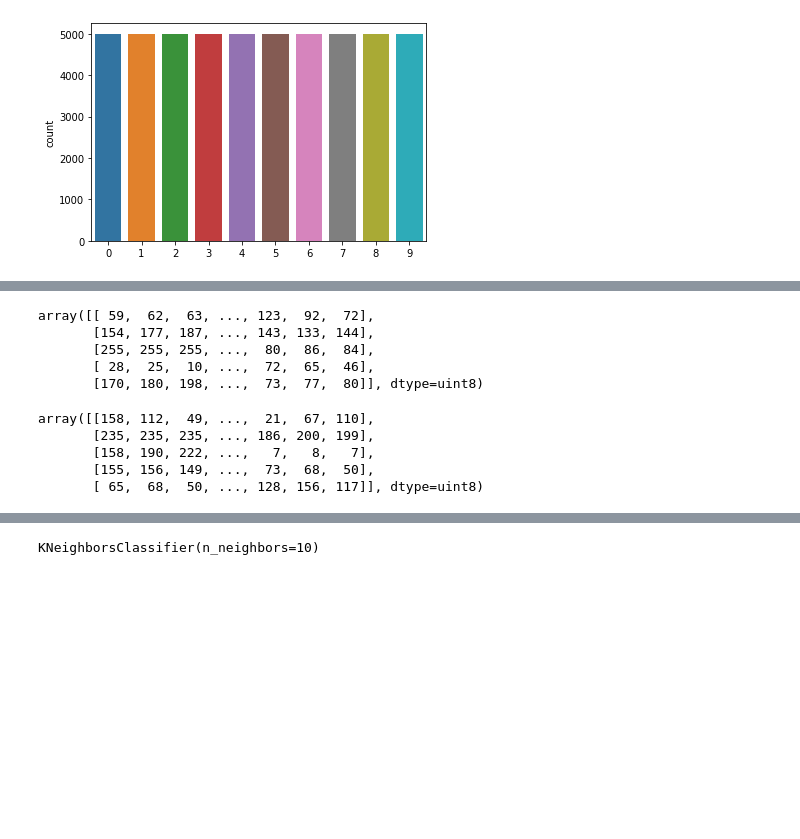
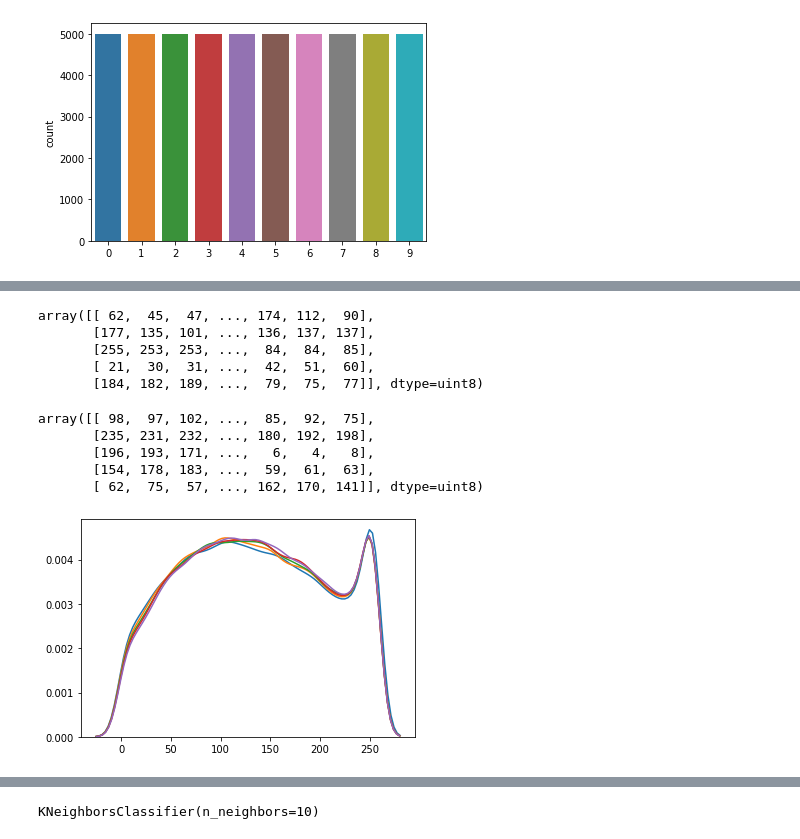
Before and after one commit to ngoctint1lvc/data-mining, a Jupyter notebook: train.ipynb, the cells around one changed output, grey strips where cells are left out. Drawn from its saved outputs; the diff is of its cells as text; code cells hidden in the pictures; blank space fills up the shorter version.

```diff
--- a/train.ipynb
+++ b/train.ipynb
@@ -42,26 +62,30 @@ sns.countplot(y_train.ravel())
 # %%
 from sklearn.neighbors import KNeighborsClassifier
-from sklearn.preprocessing import StandardScaler
 
 # convert x, y to table before train
-X_train = x_train.reshape(-1, 32*32*3)
-X_test = x_test.reshape(-1, 32*32*3)
+X_train = grayscale_x_train.reshape(-1, 32*32)
+X_test = grayscale_x_test.reshape(-1, 32*32)
 
 Y_train = y_train.reshape(-1)
 Y_test = y_test.reshape(-1)
 
 display(X_train[:5,:])
 
 display(X_test[:5,:])
+
+# visualize distribution of first 5 features before scaling
+for i in range(5):
+  sns.kdeplot(X_train[:,i])
 # %% [output]
-array([[ 59,  62,  63, ..., 123,  92,  72],
-       [154, 177, 187, ..., 143, 133, 144],
-       [255, 255, 255, ...,  80,  86,  84],
-       [ 28,  25,  10, ...,  72,  65,  46],
-       [170, 180, 198, ...,  73,  77,  80]], dtype=uint8)
+array([[ 62,  45,  47, ..., 174, 112,  90],
+       [177, 135, 101, ..., 136, 137, 137],
+       [255, 253, 253, ...,  84,  84,  85],
+       [ 21,  30,  31, ...,  42,  51,  60],
+       [184, 182, 189, ...,  79,  75,  77]], dtype=uint8)
-array([[158, 112,  49, ...,  21,  67, 110],
-       [235, 235, 235, ..., 186, 200, 199],
-       [158, 190, 222, ...,   7,   8,   7],
-       [155, 156, 149, ...,  73,  68,  50],
-       [ 65,  68,  50, ..., 128, 156, 117]], dtype=uint8)
+array([[ 98,  97, 102, ...,  85,  92,  75],
+       [235, 231, 232, ..., 180, 192, 198],
+       [196, 193, 171, ...,   6,   4,   8],
+       [154, 178, 183, ...,  59,  61,  63],
+       [ 62,  75,  57, ..., 162, 170, 141]], dtype=uint8)
+[figure, added]
 # %%
```
Also changed, not shown: parts of 5 cells of this notebook, 2 other files.
